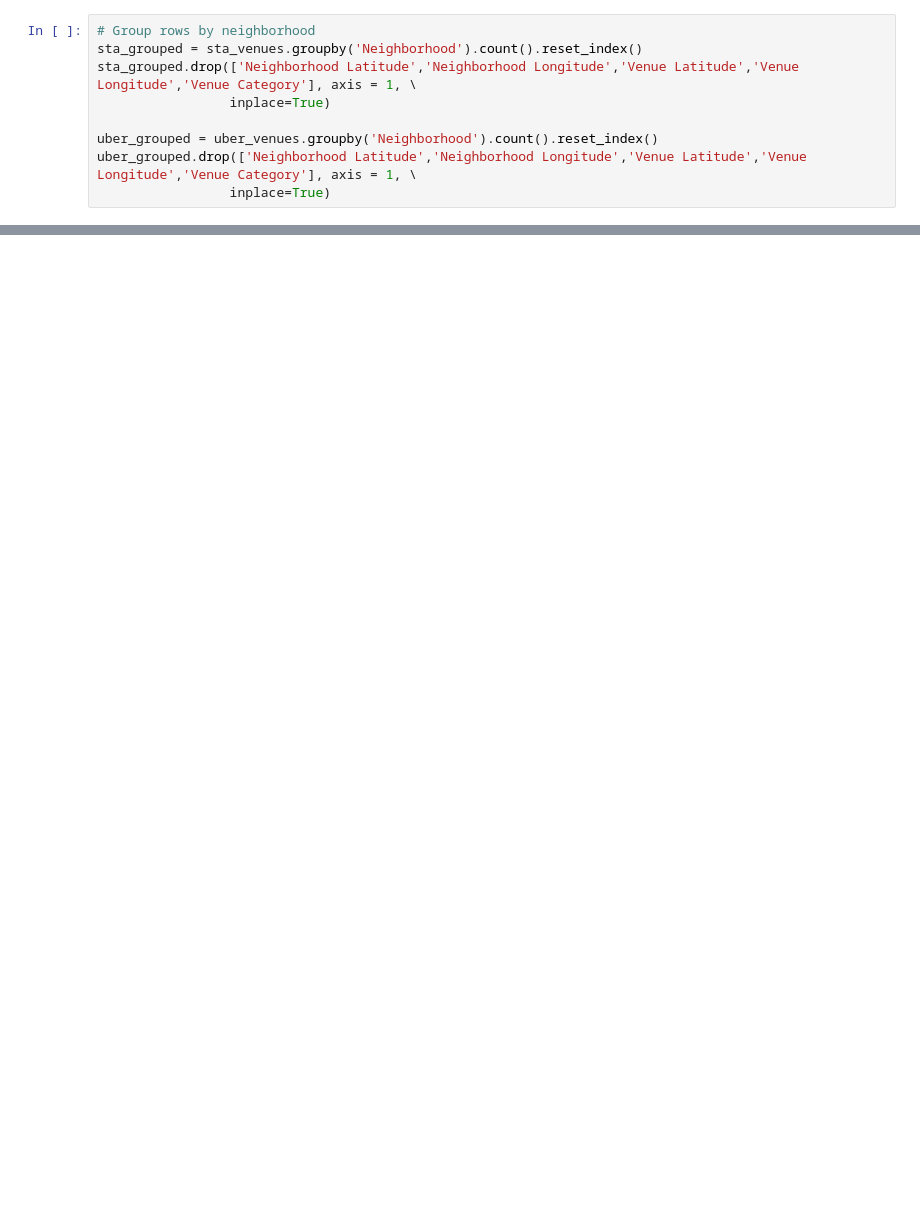
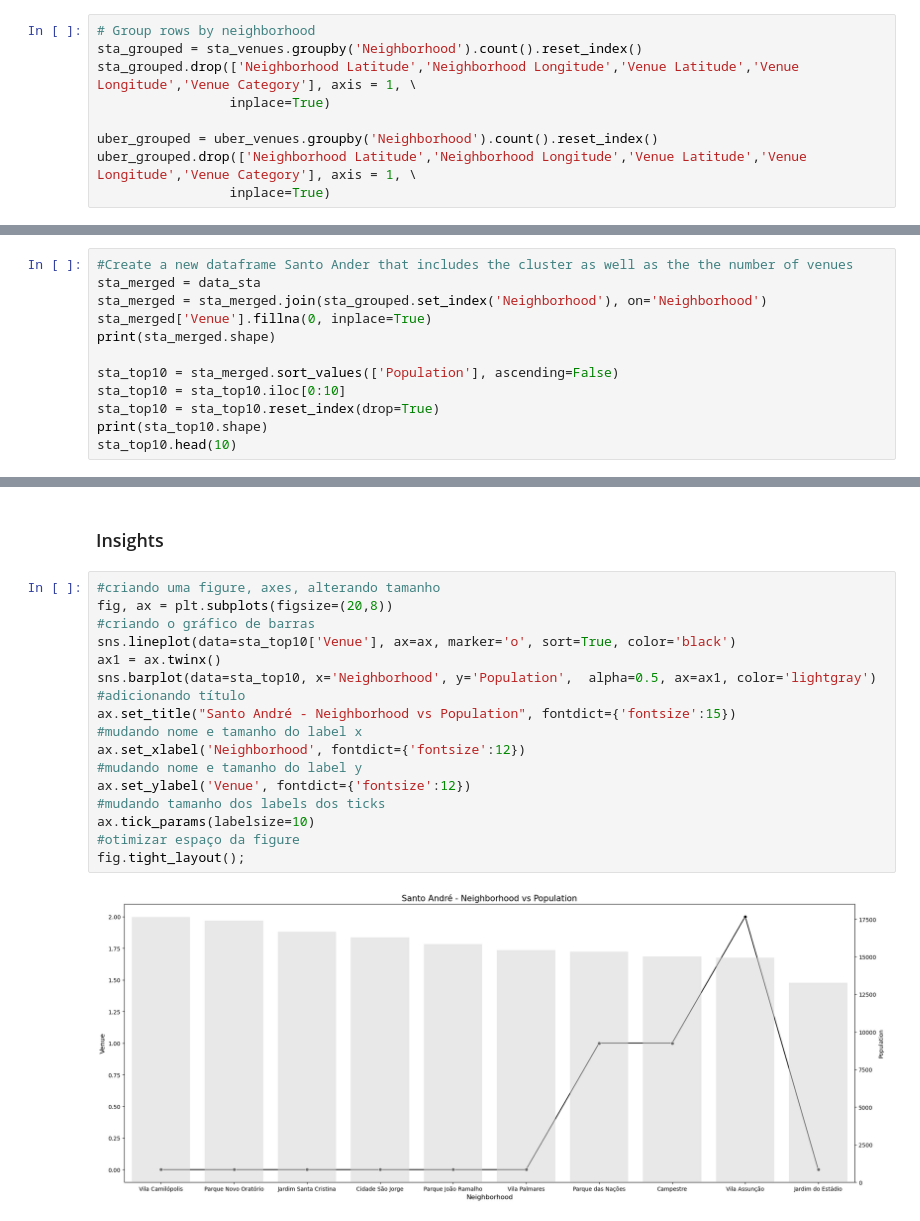
Before and after one commit to cedulopes/Coursera_Capstone, a Jupyter notebook: The Battle of Neighborhoods.ipynb, the cells around one changed output, grey strips where cells are left out. Cells and saved outputs as stored; diff of their text form; blank space fills up the shorter version.

```diff
--- a/The Battle of Neighborhoods.ipynb
+++ b/The Battle of Neighborhoods.ipynb
@@ -410,0 +297,12 @@ toronto_merged.loc[toronto_merged['Cluster Labels'] == 4, toronto_merged.columns
+# %%
+#Create a new dataframe Santo Ander that includes the cluster as well as the the number of venues
+sta_merged = data_sta
+sta_merged = sta_merged.join(sta_grouped.set_index('Neighborhood'), on='Neighborhood')
+sta_merged['Venue'].fillna(0, inplace=True)
+print(sta_merged.shape)
+
+sta_top10 = sta_merged.sort_values(['Population'], ascending=False)
+sta_top10 = sta_top10.iloc[0:10]
+sta_top10 = sta_top10.reset_index(drop=True)
+print(sta_top10.shape)
+sta_top10.head(10)
@@ -410,0 +349,21 @@ toronto_merged.loc[toronto_merged['Cluster Labels'] == 4, toronto_merged.columns
+# %% [markdown]
+### Insights
+# %%
+#criando uma figure, axes, alterando tamanho
+fig, ax = plt.subplots(figsize=(20,8))
+#criando o gráfico de barras
+sns.lineplot(data=sta_top10['Venue'], ax=ax, marker='o', sort=True, color='black')
+ax1 = ax.twinx()
+sns.barplot(data=sta_top10, x='Neighborhood', y='Population',  alpha=0.5, ax=ax1, color='lightgray')
+#adicionando título
+ax.set_title("Santo André - Neighborhood vs Population", fontdict={'fontsize':15})
+#mudando nome e tamanho do label x
+ax.set_xlabel('Neighborhood', fontdict={'fontsize':12})
+#mudando nome e tamanho do label y
+ax.set_ylabel('Venue', fontdict={'fontsize':12})
+#mudando tamanho dos labels dos ticks
+ax.tick_params(labelsize=10)
+#otimizar espaço da figure
+fig.tight_layout();
+# %% [output]
+[figure, added]
```
Also changed, not shown: parts of 23 cells of this notebook.
